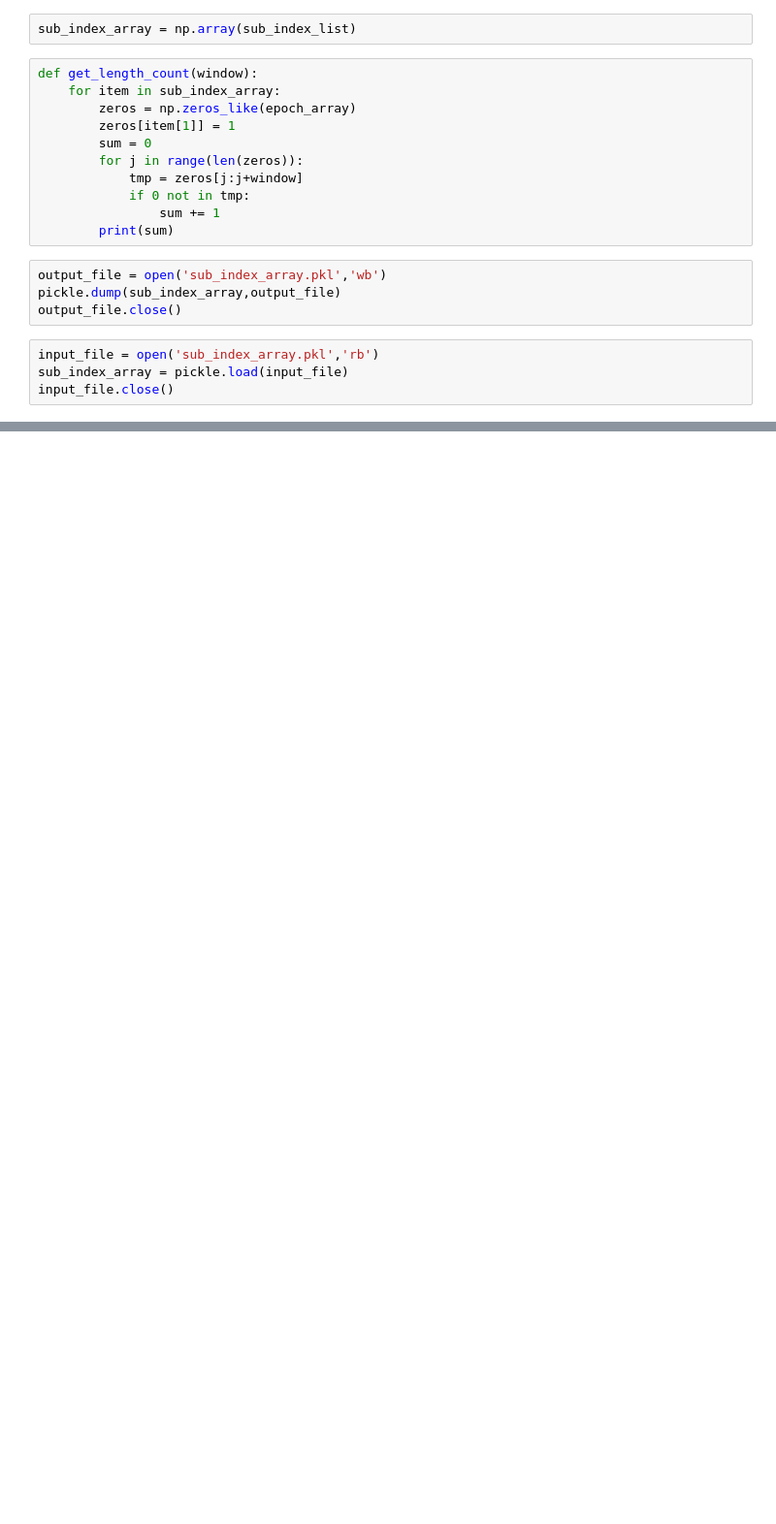
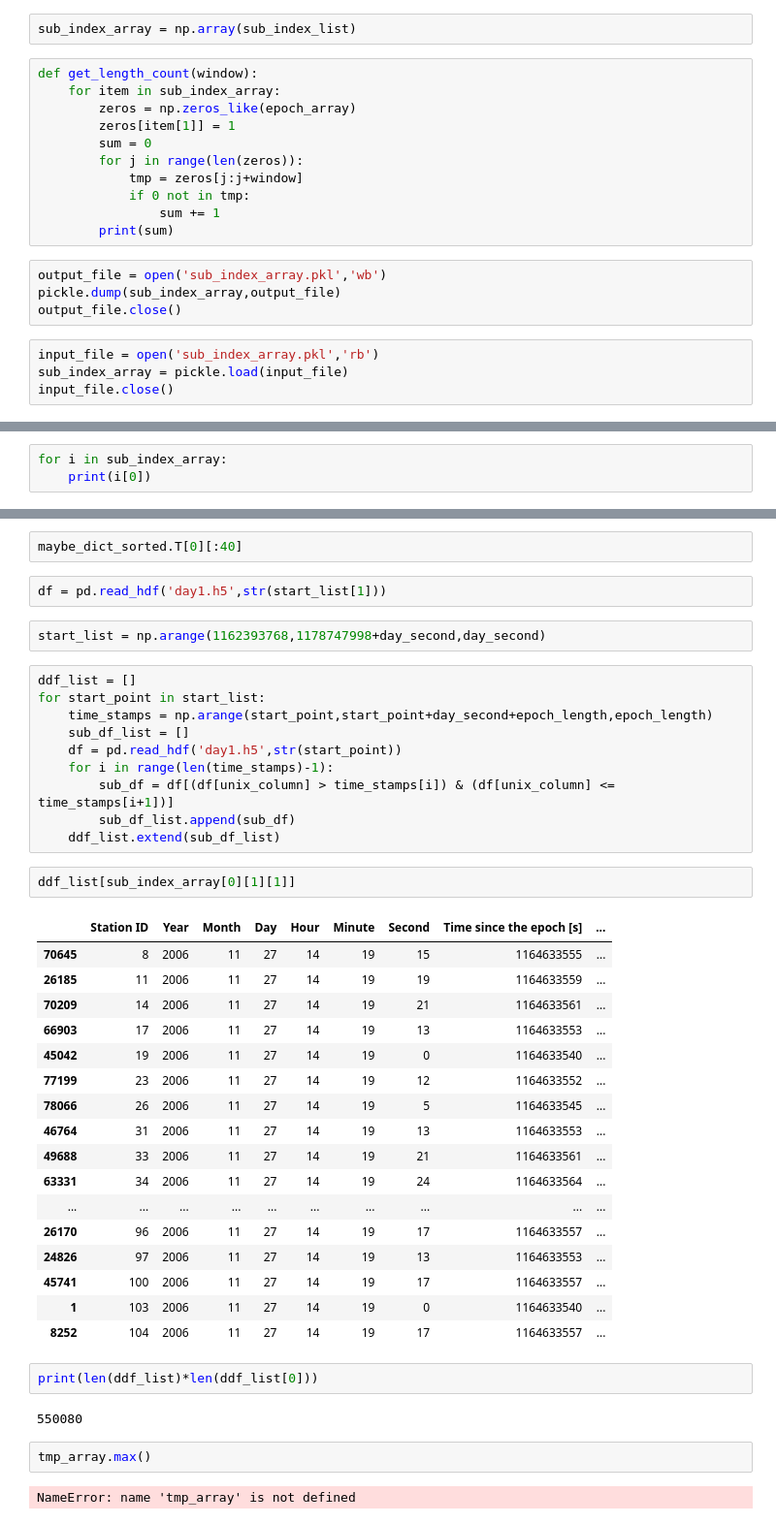
Before and after one commit to Esmidth/CCS_TA_implement, a Jupyter notebook: read_dict_list_pkl.ipynb, the cells around one changed output, grey strips where cells are left out. Shown: that part at 97% size. Cells and saved outputs as stored; diff of their text form; blank space fills up the shorter version.

```diff
--- a/read_dict_list_pkl.ipynb
+++ b/read_dict_list_pkl.ipynb
@@ -156,0 +261,3 @@ get_length_count(16)
+# %%
+for i in sub_index_array:
+    print(i[0])
@@ -156,0 +282,44 @@ get_length_count(16)
+# %%
+maybe_dict_sorted.T[0][:40]
+# %%
+df = pd.read_hdf('day1.h5',str(start_list[1]))
+# %%
+start_list = np.arange(1162393768,1178747998+day_second,day_second)
+# %%
+ddf_list = []
+for start_point in start_list:
+    time_stamps = np.arange(start_point,start_point+day_second+epoch_length,epoch_length)
+    sub_df_list = []
+    df = pd.read_hdf('day1.h5',str(start_point))
+    for i in range(len(time_stamps)-1):
+        sub_df = df[(df[unix_column] > time_stamps[i]) & (df[unix_column] <= time_stamps[i+1])]
+        sub_df_list.append(sub_df)
+    ddf_list.extend(sub_df_list)
+# %%
+ddf_list[sub_index_array[0][1][1]]
+# %% [output]
+|  | Station ID | Year | Month | Day | Hour | Minute | Second | Time since the epoch [s] | ... |
+| 70645 | 8 | 2006 | 11 | 27 | 14 | 19 | 15 | 1164633555 | ... |
+| 26185 | 11 | 2006 | 11 | 27 | 14 | 19 | 19 | 1164633559 | ... |
+| 70209 | 14 | 2006 | 11 | 27 | 14 | 19 | 21 | 1164633561 | ... |
+| 66903 | 17 | 2006 | 11 | 27 | 14 | 19 | 13 | 1164633553 | ... |
+| 45042 | 19 | 2006 | 11 | 27 | 14 | 19 | 0 | 1164633540 | ... |
+| 77199 | 23 | 2006 | 11 | 27 | 14 | 19 | 12 | 1164633552 | ... |
+| 78066 | 26 | 2006 | 11 | 27 | 14 | 19 | 5 | 1164633545 | ... |
+| 46764 | 31 | 2006 | 11 | 27 | 14 | 19 | 13 | 1164633553 | ... |
+| 49688 | 33 | 2006 | 11 | 27 | 14 | 19 | 21 | 1164633561 | ... |
+| 63331 | 34 | 2006 | 11 | 27 | 14 | 19 | 24 | 1164633564 | ... |
+| ... | ... | ... | ... | ... | ... | ... | ... | ... | ... |
+| 26170 | 96 | 2006 | 11 | 27 | 14 | 19 | 17 | 1164633557 | ... |
+| 24826 | 97 | 2006 | 11 | 27 | 14 | 19 | 13 | 1164633553 | ... |
+| 45741 | 100 | 2006 | 11 | 27 | 14 | 19 | 17 | 1164633557 | ... |
+| 1 | 103 | 2006 | 11 | 27 | 14 | 19 | 0 | 1164633540 | ... |
+| 8252 | 104 | 2006 | 11 | 27 | 14 | 19 | 17 | 1164633557 | ... |
+# %%
+print(len(ddf_list)*len(ddf_list[0]))
+# %% [output]
+550080
+# %%
+tmp_array.max()
+# %% [output]
+NameError: name 'tmp_array' is not defined
```
Also changed, not shown: parts of 34 cells of this notebook, 5 other files.
